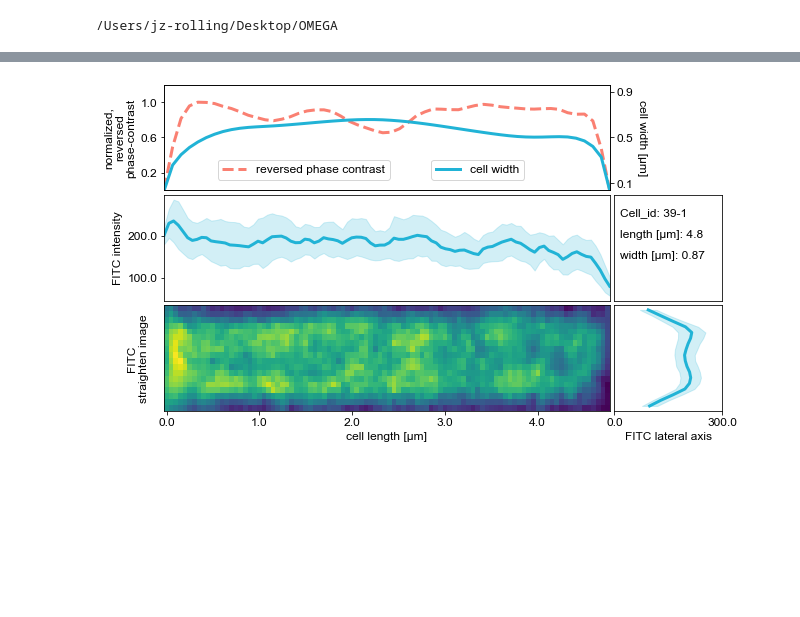
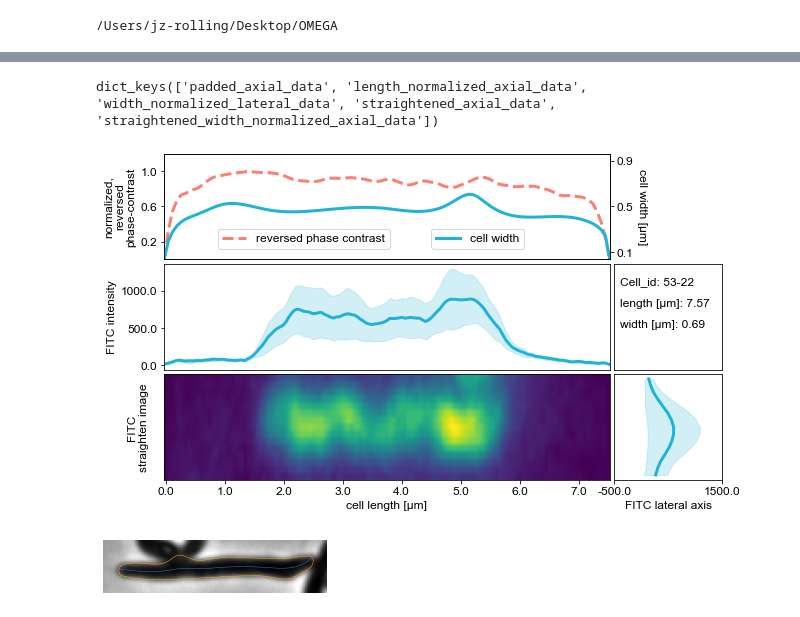
Before and after one commit to jzrolling/OMEGA, a Jupyter notebook: Notebooks/0. MSR_rerun.ipynb, the cells around one changed output, grey strips where cells are left out. Cells and saved outputs as stored; diff of their text form; code cells hidden in the pictures; blank space fills up the shorter version.

Commit message:
updated demo jupyter notebooks created separate plot module GEMATRIA rebase

```diff
--- a/Notebooks/0. MSR_rerun.ipynb
+++ b/Notebooks/0. MSR_rerun.ipynb
@@ -14,16 +14,18 @@ cd /Users/jz-rolling/Desktop/OMEGA/
 # %%
 import OMEGA_core as om
 # %%
-# process only PP1 data for the sake of time
+# process MSR data
 src_folder='/Volumes/Extreme_SSD/Junhao_Imaging_data/MSR_raw_data/'
 dst_folder='/Volumes/Extreme_SSD/MSR_rerun_20201112/'
-folders = sorted(glob.glob(src_folder+'MSR_PP1*/'))
+folders = sorted(glob.glob(src_folder+'MSR_*/'))
 for f in folders:
     header = f.split('/')[-2]
     out_folder = dst_folder+header+'/'
     if not os.path.isdir(out_folder):
         os.mkdir(out_folder)
     if len(glob.glob(f+'*.nd2'))>0 and 'Null' not in f:
-        om.io.process_folder(source_folder=f,dest_folder=out_folder,n_cores=8)
+        om.io.process_folder(source_folder=f,
+                             configfile="./OMEGA_core/configurations/configuration_MSR.ini",
+                             dest_folder=out_folder,n_cores=8)
     print('{} done.'.format(header))
 # %% [output]
@@ -98,12 +221,10 @@ MSR_PP1_H12_Null_0097 done.
 # %%
-# process raw data, those warning messages are annoying
+# make measurements
 src_folder='/Volumes/Extreme_SSD/Junhao_Imaging_data/MSR_raw_data/'
 dst_folder='/Volumes/Extreme_SSD/MSR_rerun_20201112/'
-folders = sorted(glob.glob(src_folder+'*/'))
+folders = sorted(glob.glob(dst_folder+'MSR_*/'))
 for f in folders:
     header = f.split('/')[-2]
-    out_folder = dst_folder+header+'/'
-    if not os.path.isdir(out_folder):
-        os.mkdir(out_folder)
-    if len(glob.glob(f+'*.nd2'))>0 and 'Null' not in f:
-        om.io.process_folder(source_folder=f,dest_folder=out_folder,n_cores=8)
+    if len(glob.glob(f+'*cells.pk'))>0 and 'Null' not in f:
+        om.io.measure_by_folder(header=header, dest_folder=f)
+        print("{} measured.".format(header))
@@ -110,8 +248,0 @@ for f in folders:
-# %%
-# make measurements
-folders = sorted(glob.glob(dst_folder+'MSR_PP1*/'))
-for f in folders:
-    header = f.split('/')[-2]
-    if len(glob.glob(f+'*cells.pk'))>0:
-        om.io.measure_by_folder(header=header, dest_folder=f)
-        print("{} measured.".format(header))
@@ -295,6 +481,12 @@ well_stats
+# %%
+d['FITC'].keys()
+# %% [output]
+dict_keys(['padded_axial_data', 'length_normalized_axial_data', 'width_normalized_lateral_data', 'straightened_axial_data', 'straightened_width_normalized_axial_data'])
 # %%
-cells = om.io.pickle_load_all_cells('/Volumes/Extreme_SSD/MSR_rerun_20201112/MSR_PP1_B12_MSMEG_6928/')
+cells = om.io.pickle_load_all_cells('/Volumes/Extreme_SSD/MSR_rerun_20201112/MSR_13_D02_MSMEG_0006/')
 # %%
-om.plot.cell_plot_full(cells[30])
+om.plot.cell_plot_full(cells[65])
+om.plot.plot_cell(cells[65])
 # %% [output]
-[figure, old version]
+[figure, new version]
+[figure, added]
```
Also changed, not shown: parts of 28 cells of this notebook, 29 other files.
